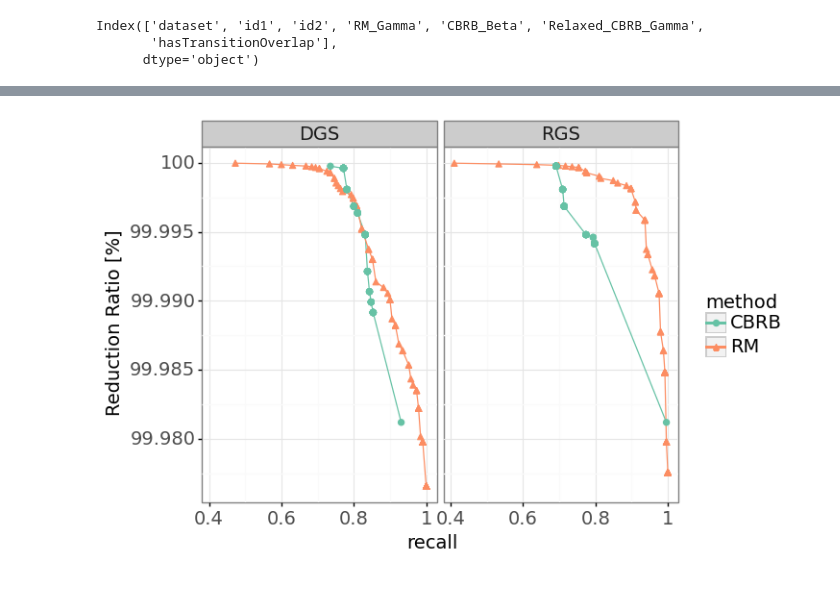
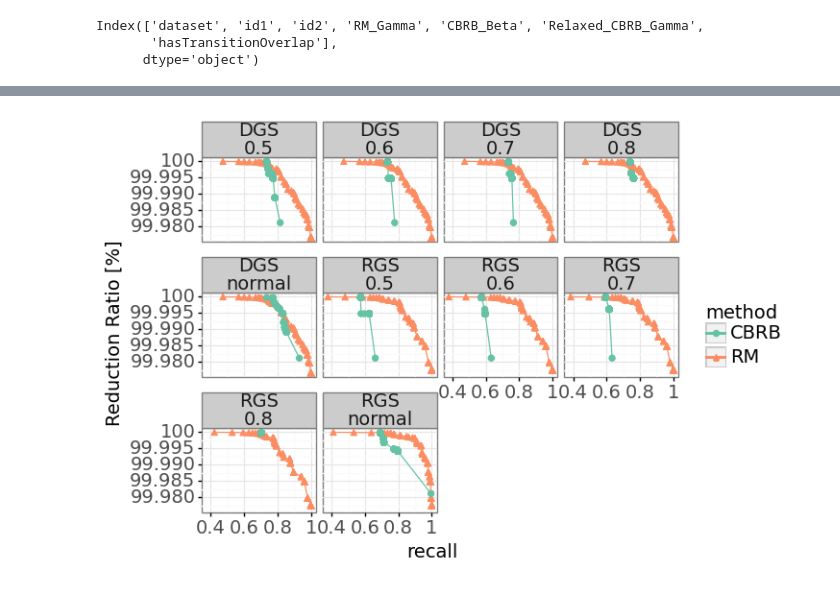
Before and after one commit to leonbornemann/RoleMatchingEvaluation, a Jupyter notebook: BlockingEvaluation.ipynb, the cells around one changed output, grey strips where cells are left out. Saved outputs shown, nothing was run; the diff lists cells and outputs as text; code cells hidden in the pictures.

```diff
--- a/BlockingEvaluation.ipynb
+++ b/BlockingEvaluation.ipynb
@@ -4,4 +4,4 @@
 pathTo95TVA2DVASample = "localData/95TVA2DVASample/"
 gold_standard_path = "localData/gold_standards/"
 #ALL Pair sample can be found in https://drive.google.com/file/d/16J1yGQmjwUJu-k58x0DvIcRWy2r4OgsM/view?usp=sharing
-allPairsSamplePath = "<REPLACE THIS WITH A DIRECTORY CONTAINING THE ABOVE LINKED FILES>"
+allPairsSamplePath = "/home/leon/data/dataset_versioning/finalExperiments/allPairsSample/csvFiles/"
@@ -51,3 +77,37 @@ Macro-AVG,,47,73,60,67,68,
+# %%
+#getRecallForNonparametrizedMethodsDF
+
+import role_matching.EvaluationHelperMethods as rm
+import role_matching.MetricHelperMethods as mhm
+import pandas as pd
+from plotnine import *
+from plotnine.data import *
+from tabulate import tabulate
+from sklearn.metrics import accuracy_score, f1_score, precision_score, recall_score, classification_report, confusion_matrix, precision_recall_curve
+import numpy as np
+
+bucketAndDatasetToWeight, _ = rm.getBucketAndDatasetToWeight(pathTo95TVA2DVASample)
+
+goldStandardType = [True,False]
+methodNames = ['isInExactMatchBlockingWithFilter','isInStrictBlockingNoDecayWithFilter','isInSequenceBlockingWithFilter','isInTSMBlockingWithFilter','isInValueSetBlockingWithFilter']
+missingValuePercentages = [0.1,0.2,0.3,0.4,0.5]
+
+for weighted in goldStandardType:
+    if(loadDiverseGoldStandard):
+        weighted = False
+    else:
+        weighted = True
+    for missingValuePercentage in missingValuePercentages:
+        df = rm.readGoldStandardEvaluation(gold_standard_path,loadDiverseGoldStandard,pathTo95TVA2DVASample)
+        dsNameList = []
+        for dsName in df['dataset'].unique():
+            dsNameList.append(dsName)
+        dsNameList.sort()
+        for dsName in dsNameList:
+            shortName = rm.datasetToAbbreviation[dsName]
+            mhm.printRecallForNonparametrizedMethodsDF(shortName,df[df['dataset']==dsName],methodNames,weighted,bucketAndDatasetToWeight)
+        mhm.printRecallForNonparametrizedMethodsDF("Micro-AVG",df,methodNames,weighted,bucketAndDatasetToWeight)
+        mhm.printMacroAveragesRecall("Macro-AVG",df,methodNames,weighted,bucketAndDatasetToWeight)
 # %% [markdown]
 # Print How Many True Positives could correct Data quality errors (Introduction):
 # %%
@@ -208,7 +267,7 @@ dsToBaseSampleStatistics = {
     "education": {"allPairs":2737889001,"nMisses1TVA":28997770,"nHits1TVA":1000000},
     "football": {"allPairs":53116323211,"nMisses1TVA":38466606,"nHits1TVA":1000000},
 }
-
+allPairsSamplePath = "/home/leon/data/dataset_versioning/finalExperiments/allPairsSample/csvFilesNew/"
 dfAllPairsParametrized = pd.concat(map(pd.read_csv, glob.glob(os.path.join('', allPairsSamplePath+"*.csv"))))
 print(dfAllPairsParametrized.columns)
 groupedByDsParametrized = dfAllPairsParametrized.groupby("dataset")
@@ -314,34 +398,35 @@ def createSmoothedRR(x, finalDF):
     method = x["method"]
     dataset = x["dataset"]
     recall = x["recall"]
-    sorted = finalDF[(finalDF["dataset"]==dataset) & (finalDF["method"]==method) & (finalDF["GS"]==gs) & (finalDF["recall"]>=recall)].sort_values('rr',ascending=False)
+    synthData = x["gs"]
+    sorted = finalDF[(finalDF["dataset"]==dataset) & (finalDF["method"]==method) & (finalDF["GS"]==gs)  & (finalDF["gs"]==synthData) & (finalDF["recall"]>=recall)].sort_values('rr',ascending=False)
     bestRR = sorted.iloc[0]["rr"]
     return bestRR
 
 reductionRatioSmoothed = finalDF.apply(lambda x: createSmoothedRR(x,finalDF),axis=1)
 finalDF["rrSmooth"] = reductionRatioSmoothed
 finalDFMAA = finalDF[finalDF['dataset']=="MAA"]
-plot = ggplot(finalDFMAA, aes(x ='recall', y='rrSmooth', color="method", shape = "method")) + geom_line() + geom_point(size=2) + theme_bw() + facet_wrap("GS") + theme(text=element_text(size=14)) + ylab("Reduction Ratio [%]") + scale_color_brewer(type="qual",palette="Set2")
+plot = ggplot(finalDFMAA, aes(x ='recall', y='rrSmooth', color="method", shape = "method")) + geom_line() + geom_point(size=2) + theme_bw() + facet_wrap(["GS","gs"]) + theme(text=element_text(size=14)) + ylab("Reduction Ratio [%]") + scale_color_brewer(type="qual",palette="Set2")
 print(plot)
 plot.save("exportedPlots/rrParametrized.png")
 
 #faceted by dataset:
 # finalDFNOMAA = finalDF[finalDF['dataset']!="MAA"]
 # finalDFNOMAADGS = finalDFNOMAA[finalDFNOMAA["GS"]=="DGS"]
 # finalDFNOMAARGS = finalDFNOMAA[finalDFNOMAA["GS"]=="RGS"]
 # plot = ggplot(finalDFNOMAADGS, aes(x ='recall', y='rrSmooth', color="method", shape = "method")) + geom_line() + geom_point(size=2) + theme_bw() + facet_wrap(["dataset"]) +ggtitle("DGS")+ theme(text=element_text(size=14)) + ylab("Reduction Ratio [%]") + theme(axis_text_x = element_text(angle=45)) + scale_color_brewer(type="qual",palette="Set2")
 # print(plot)
 # plot.save("exportedPlots/rrDGSAll.png")
 #
 # plot = ggplot(finalDFNOMAARGS, aes(x ='recall', y='rrSmooth', color="method", shape = "method")) + geom_line() + geom_point(size=2) + theme_bw() + facet_wrap(["dataset"]) +ggtitle("RGS")+ theme(text=element_text(size=14)) + ylab("Reduction Ratio [%]") + theme(axis_text_x = element_text(angle=45))
 # print(plot)
 # plot.save("exportedPlots/rrRGSAll.png")
 #
 # plot = ggplot(finalDFNOMAA, aes(x ='recall', y='rrSmooth', color="method", shape = "method")) + geom_line() + geom_point(size=2) + theme_bw() + facet_wrap(["dataset","GS"]) +ggtitle(ds)+ theme(text=element_text(size=14)) + ylab("Reduction Ratio [%]") + ylim(99.95,100)
 # print(plot)
 # for ds in finalDFNOMAA["dataset"].unique():
 #     thisDF = finalDFNOMAA[finalDFNOMAA["dataset"]==ds]
 #     plot = ggplot(thisDF, aes(x ='recall', y='rrSmooth', color="method", shape = "method")) + geom_line() + geom_point(size=2) + theme_bw() + facet_wrap("GS") +ggtitle(ds)+ theme(text=element_text(size=14)) + ylab("Reduction Ratio [%]")
 #     print(plot)
 # %% [output]
-[figure, old version]
+[figure, new version]
```
Also changed, not shown: parts of 6 cells of this notebook, 5 other files.
